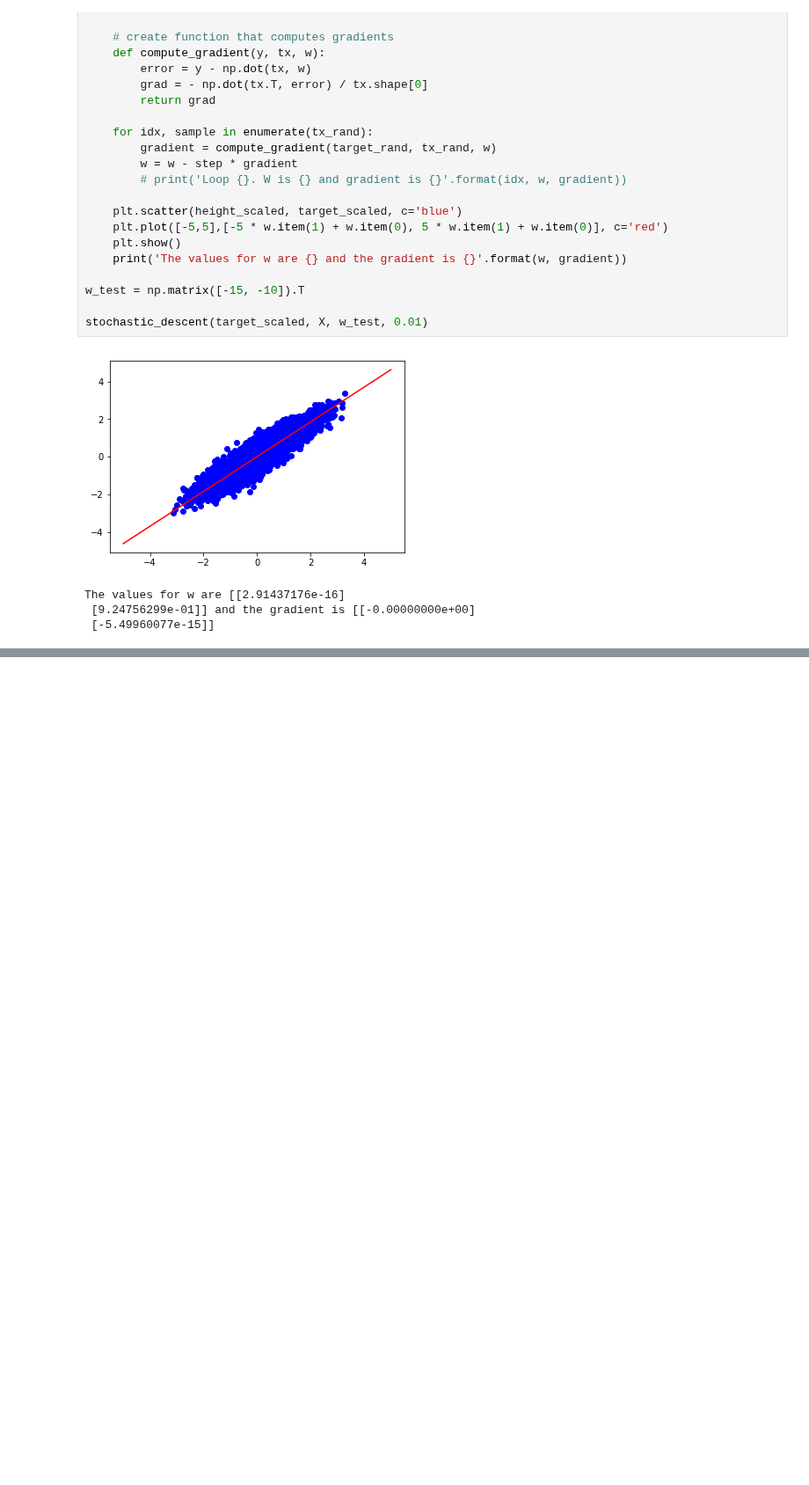
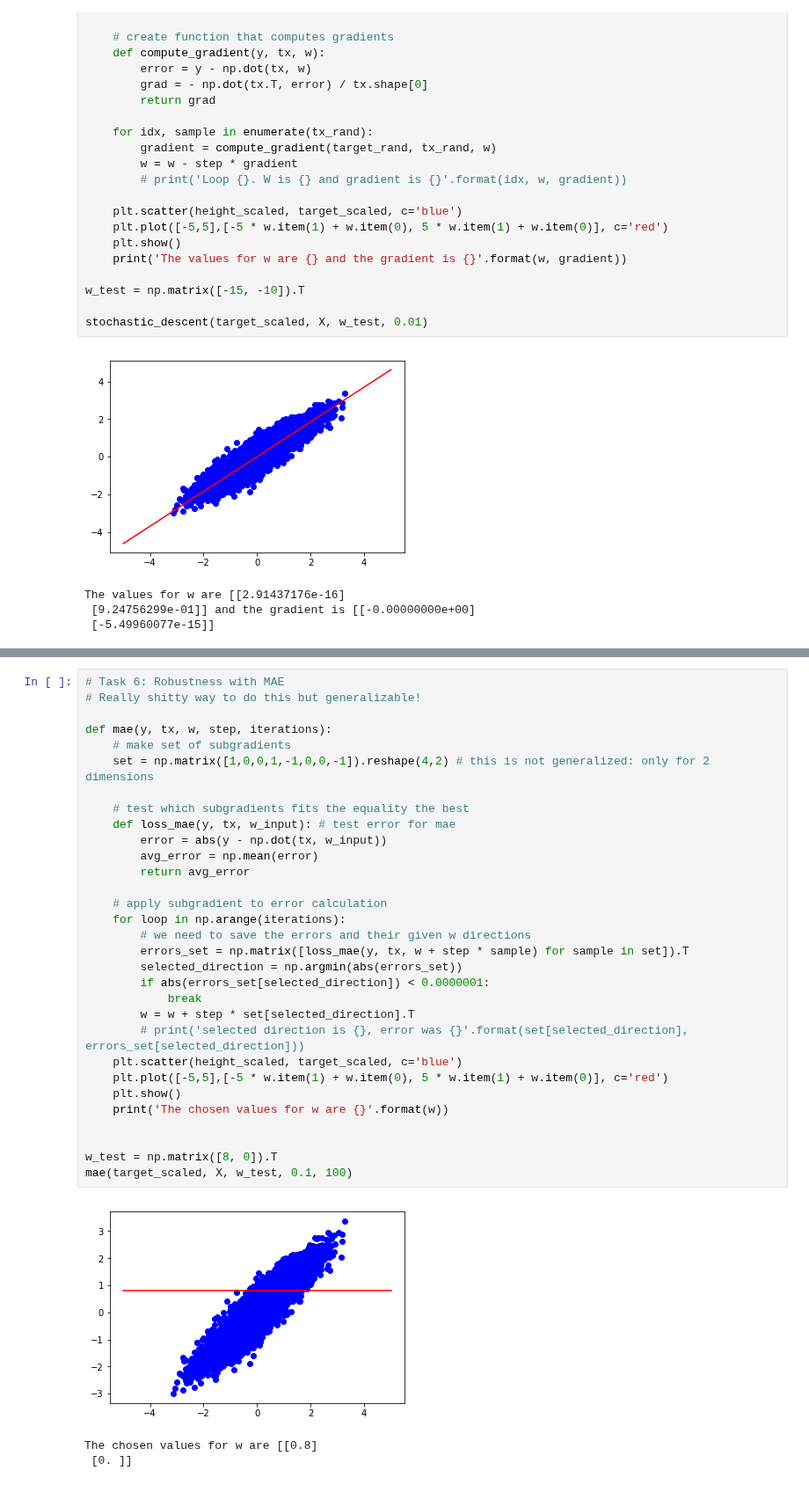
Before and after one commit to hhschede/machine_learning, a Jupyter notebook: exercises/ML_exercise02.ipynb, the cells around one changed output, grey strips where cells are left out. Shown at 88% size. Drawn from its saved outputs; the diff is of its cells as text; blank space fills up the shorter version.

Commit message:
really shitty last task

```diff
--- a/exercises/ML_exercise02.ipynb
+++ b/exercises/ML_exercise02.ipynb
@@ -237,0 +244,35 @@ SyntaxError: invalid syntax (<ipython-input-73-ff70aa320fdd>, line 11)
+# %%
+# Task 6: Robustness with MAE
+# Really shitty way to do this but generalizable!
+
+def mae(y, tx, w, step, iterations):
+    # make set of subgradients
+    set = np.matrix([1,0,0,1,-1,0,0,-1]).reshape(4,2) # this is not generalized: only for 2 dimensions
+
+    # test which subgradients fits the equality the best
+    def loss_mae(y, tx, w_input): # test error for mae
+        error = abs(y - np.dot(tx, w_input))
+        avg_error = np.mean(error)
+        return avg_error
+
+    # apply subgradient to error calculation
+    for loop in np.arange(iterations):
+        # we need to save the errors and their given w directions
+        errors_set = np.matrix([loss_mae(y, tx, w + step * sample) for sample in set]).T
+        selected_direction = np.argmin(abs(errors_set))
+        if abs(errors_set[selected_direction]) < 0.0000001:
+            break
+        w = w + step * set[selected_direction].T
+        # print('selected direction is {}, error was {}'.format(set[selected_direction], errors_set[selected_direction]))
+    plt.scatter(height_scaled, target_scaled, c='blue')
+    plt.plot([-5,5],[-5 * w.item(1) + w.item(0), 5 * w.item(1) + w.item(0)], c='red')
+    plt.show()
+    print('The chosen values for w are {}'.format(w))
+
+
+w_test = np.matrix([8, 0]).T
+mae(target_scaled, X, w_test, 0.1, 100)
+# %% [output]
+[figure, added]
+The chosen values for w are [[0.8]
+ [0. ]]
```
Also changed, not shown: parts of 1 cell of this notebook.
